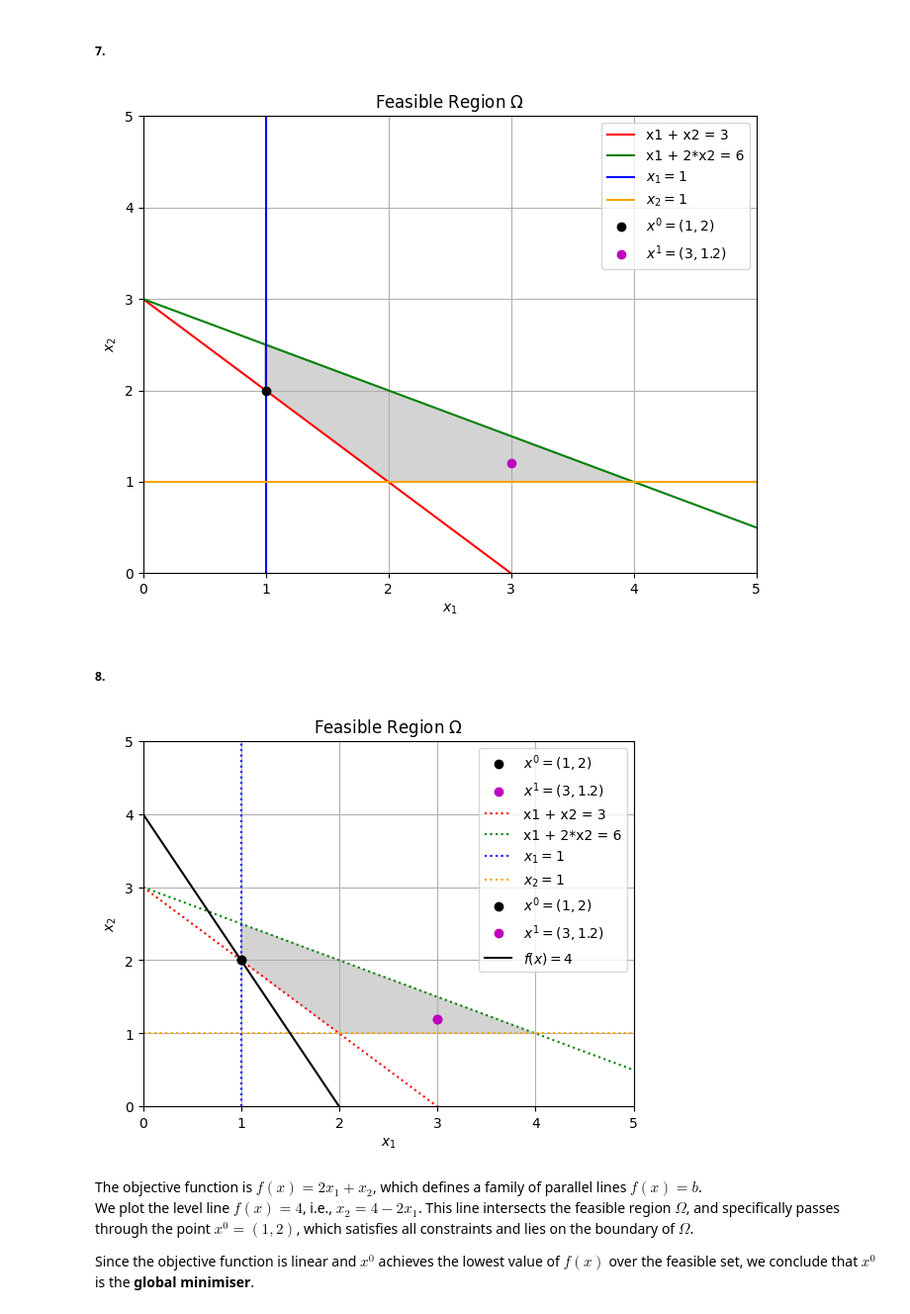
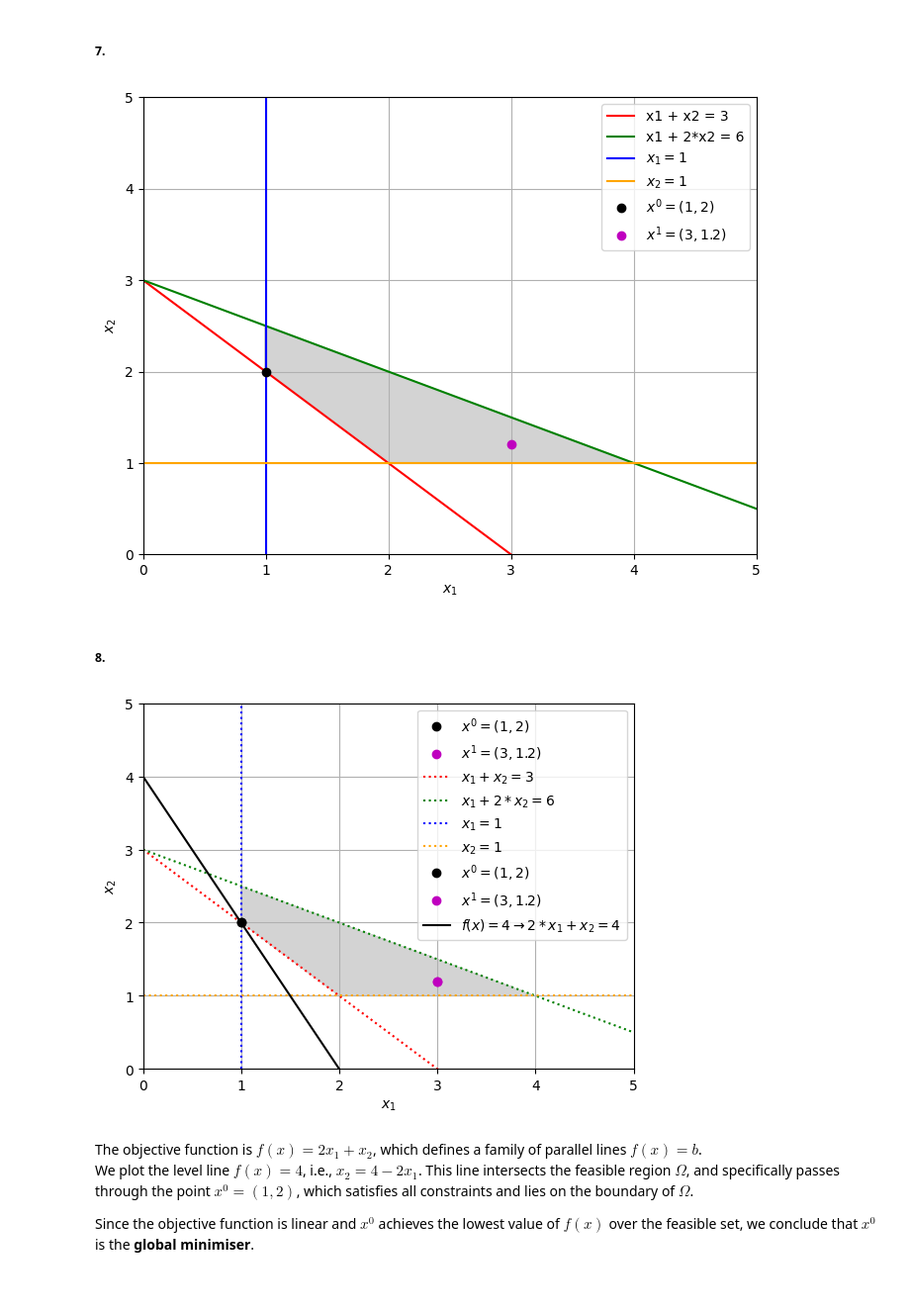
Before and after one commit to ghi-la/OptimizationMethods, a Jupyter notebook: Assignment6/Ass6_GhilardiniMatteo.ipynb, the cells around one changed output. Shown at 99% size. Saved outputs shown, nothing was run; the diff lists cells and outputs as text; code cells hidden in the pictures; blank space fills up the shorter version.

```diff
--- a/Assignment6/Ass6_GhilardiniMatteo.ipynb
+++ b/Assignment6/Ass6_GhilardiniMatteo.ipynb
@@ -171,14 +170,13 @@ plt.plot(x1[0], x1[1], 'mo', label=r'$x^1 = (3, 1.2)$')
 # Labels and formatting
 plt.xlabel(r'$x_1$')
 plt.ylabel(r'$x_2$')
-plt.title('Feasible Region $\Omega$')
 plt.legend()
-plt.grid(True)
+plt.grid()
 plt.xlim(0, 5)
 plt.ylim(0, 5)
 plt.show()
 # %% [output]
-[figure, old version]
+[figure, new version]
 # %% [markdown]
 ##### 8.
 # %%
@@ -188,39 +186,38 @@ plt.contourf(X1, X2, feasible_mask, levels=[0, 0.5, 1], colors=["white", "lightb
 # Add x^0 and x^1
 x0 = (1, 2)
 x1_ = (3, 1.2)
 plt.plot(x0[0], x0[1], 'ko', label=r'$x^0 = (1, 2)$')
 plt.plot(x1_[0], x1_[1], 'mo', label=r'$x^1 = (3, 1.2)$')
 
 # Plot the feasible region
 plt.contourf(X1, X2, feasible_mask, levels=[0, 0.5, 1], colors=["white", "lightgray"])
 
 # Plot constraint boundaries
 x = np.linspace(0, 5, 400)
-plt.plot(x, 3 - x, 'r:', label='x1 + x2 = 3')
-plt.plot(x, (6 - x) / 2, 'g:', label='x1 + 2*x2 = 6')
+plt.plot(x, 3 - x, 'r:', label=r'$x_1 + x_2 = 3$')
+plt.plot(x, (6 - x) / 2, 'g:', label=r'$x_1 + 2*x_2 = 6$')
 plt.axvline(1, color='b', linestyle=':', label=r'$x_1 = 1$')
 plt.axhline(1, color='orange', linestyle=':', label=r'$x_2 = 1$')
 
 # Plot points x0 and x1
 plt.plot(x0[0], x0[1], 'ko', label=r'$x^0 = (1, 2)$')
 plt.plot(x1[0], x1[1], 'mo', label=r'$x^1 = (3, 1.2)$')
 
 # Plot the elvel line f(x) = 4
 x1_line = np.linspace(0, 5, 300)
 x2_line = 4 - 2 * x1_line
-plt.plot(x1_line, x2_line, 'k-', label=r'$f(x) = 4$')
+plt.plot(x1_line, x2_line, 'k-', label=r'$f(x) = 4 \rightarrow 2*x_1 + x_2 = 4$')
 
 # Labels and formatting
 plt.xlabel(r'$x_1$')
 plt.ylabel(r'$x_2$')
-plt.title('Feasible Region $\Omega$')
 plt.legend()
-plt.grid(True)
+plt.grid()
 plt.xlim(0, 5)
 plt.ylim(0, 5)
 plt.show()
 # %% [output]
-[figure, old version]
+[figure, new version]
 # %% [markdown]
 The objective function is $f(x) = 2x_1 + x_2$, which defines a family of parallel lines $f(x) = b$.
 We plot the level line $f(x) = 4$, i.e., $x_2 = 4 - 2x_1$. This line intersects the feasible region $\Omega$, and specifically passes through the point $x^0 = (1, 2)$, which satisfies all constraints and lies on the boundary of $\Omega$.
```
Also changed, not shown: parts of 35 cells of this notebook, 2 other files.
